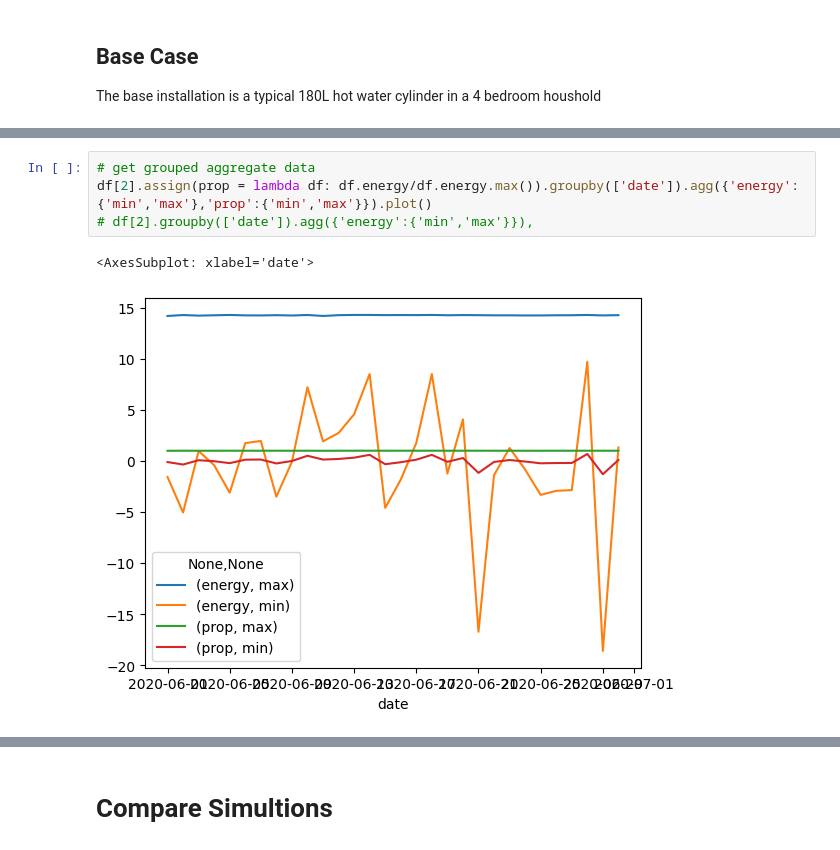
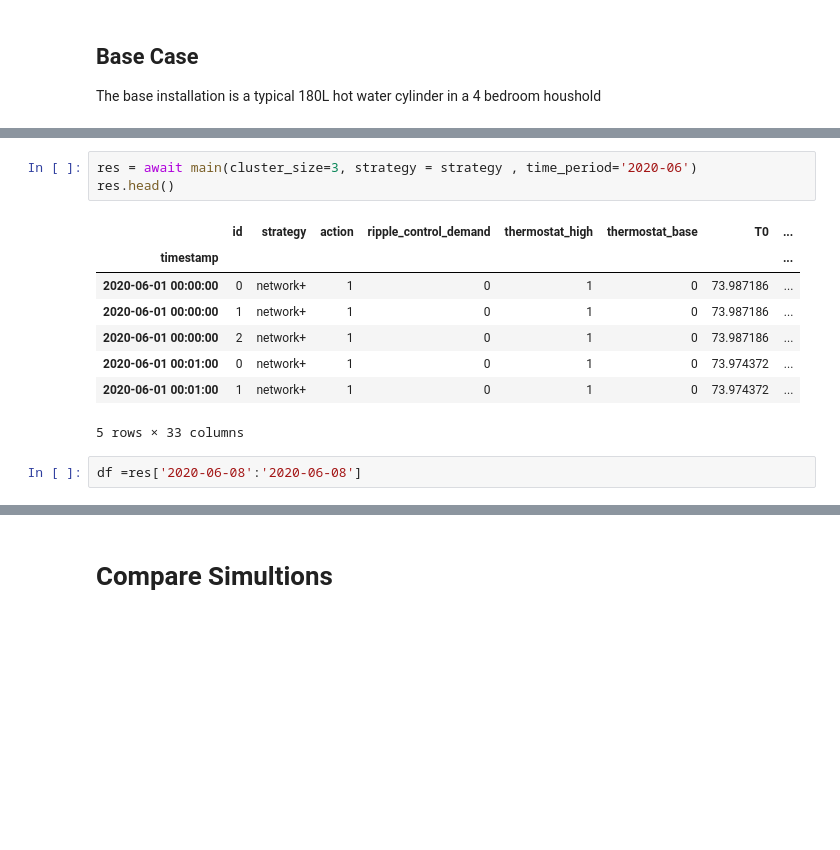
Before and after one commit to CJP123/cylinder, a Jupyter notebook: nbs/05_multi.ipynb, the cells around one changed output, grey strips where cells are left out. Cells and saved outputs as stored; diff of their text form; blank space fills up the shorter version.

```diff
--- a/nbs/05_multi.ipynb
+++ b/nbs/05_multi.ipynb
@@ -264,7 +151,14 @@ plot_sim(strategies[3], df[3].iloc[800:5000], verbose=True)
-# %%
-# get grouped aggregate data
-df[2].assign(prop = lambda df: df.energy/df.energy.max()).groupby(['date']).agg({'energy':{'min','max'},'prop':{'min','max'}}).plot()
-# df[2].groupby(['date']).agg({'energy':{'min','max'}}),
-# %% [output]
-<AxesSubplot: xlabel='date'>
-[figure, removed]
+# %%
+res = await main(cluster_size=3, strategy = strategy , time_period='2020-06')
+res.head()
+# %% [output]
+|  | id | strategy | action | ripple_control_demand | thermostat_high | thermostat_base | T0 | ... |
+| timestamp |  |  |  |  |  |  |  | ... |
+| 2020-06-01 00:00:00 | 0 | network+ | 1 | 0 | 1 | 0 | 73.987186 | ... |
+| 2020-06-01 00:00:00 | 1 | network+ | 1 | 0 | 1 | 0 | 73.987186 | ... |
+| 2020-06-01 00:00:00 | 2 | network+ | 1 | 0 | 1 | 0 | 73.987186 | ... |
+| 2020-06-01 00:01:00 | 0 | network+ | 1 | 0 | 1 | 0 | 73.974372 | ... |
+| 2020-06-01 00:01:00 | 1 | network+ | 1 | 0 | 1 | 0 | 73.974372 | ... |
+5 rows × 33 columns
+# %%
+df =res['2020-06-08':'2020-06-08']
```
Also changed, not shown: parts of 25 cells of this notebook, 2 other files.
